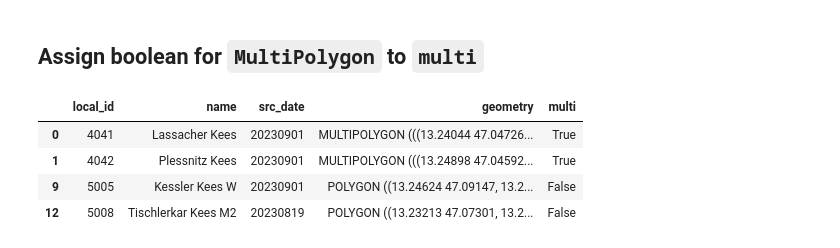
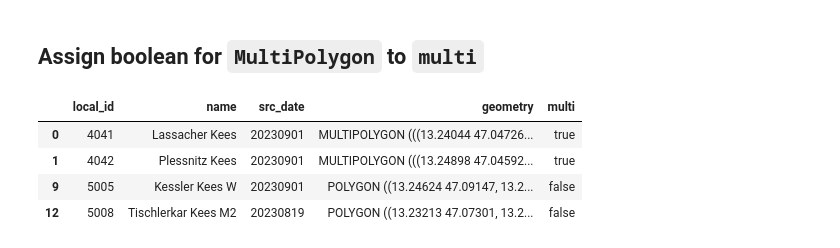
Before and after one commit to andypbarrett/glims-ingest-tools, a Jupyter notebook: notebooks/test_explode.ipynb, the cells around one changed output. Cells and saved outputs as stored; diff of their text form; code cells hidden in the pictures.

```diff
--- a/notebooks/test_explode.ipynb
+++ b/notebooks/test_explode.ipynb
@@ -35,12 +37,12 @@ np.True_
 # %% [markdown]
 ## Assign boolean for `MultiPolygon` to `multi`
 # %%
-gdf["multi"] = gdf.apply(is_multipolygon, axis=1)
+gdf["multi"] = gdf.apply(is_multipolygon, axis=1).astype(str).str.lower()
 gdf
 # %% [output]
 |  | local_id | name | src_date | geometry | multi |
-| 0 | 4041 | Lassacher Kees | 20230901 | MULTIPOLYGON (((13.24044 47.04726... | True |
-| 1 | 4042 | Plessnitz Kees | 20230901 | MULTIPOLYGON (((13.24898 47.04592... | True |
-| 9 | 5005 | Kessler Kees W | 20230901 | POLYGON ((13.24624 47.09147, 13.2... | False |
-| 12 | 5008 | Tischlerkar Kees M2 | 20230819 | POLYGON ((13.23213 47.07301, 13.2... | False |
+| 0 | 4041 | Lassacher Kees | 20230901 | MULTIPOLYGON (((13.24044 47.04726... | true |
+| 1 | 4042 | Plessnitz Kees | 20230901 | MULTIPOLYGON (((13.24898 47.04592... | true |
+| 9 | 5005 | Kessler Kees W | 20230901 | POLYGON ((13.24624 47.09147, 13.2... | false |
+| 12 | 5008 | Tischlerkar Kees M2 | 20230819 | POLYGON ((13.23213 47.07301, 13.2... | false |
 # %%
```
Also changed, not shown: parts of 4 cells of this notebook.
